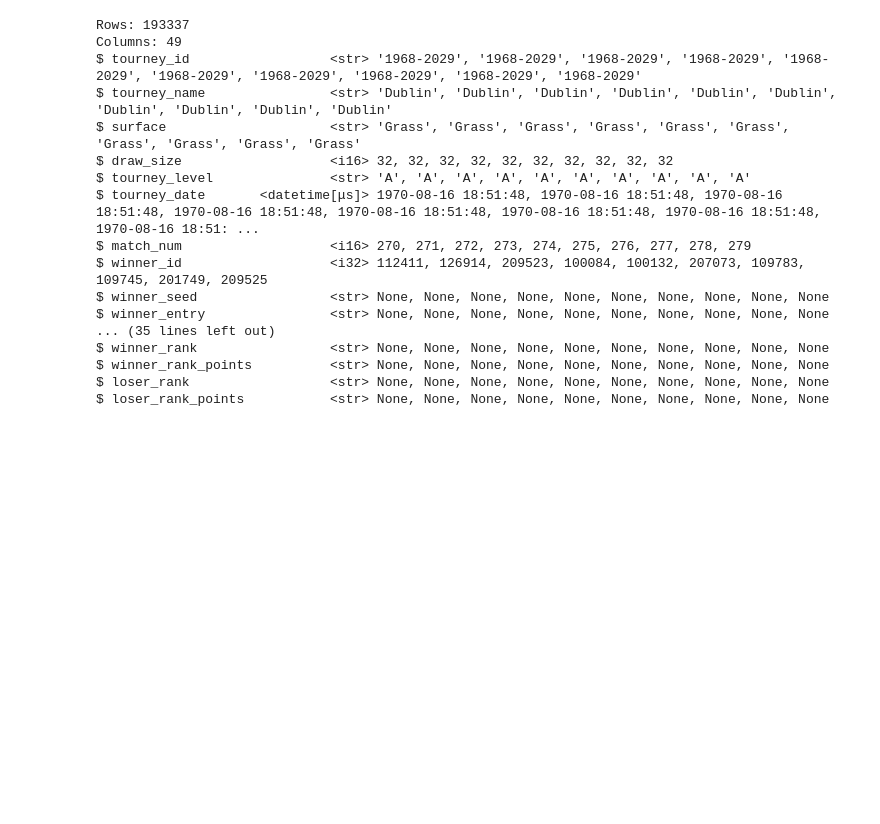
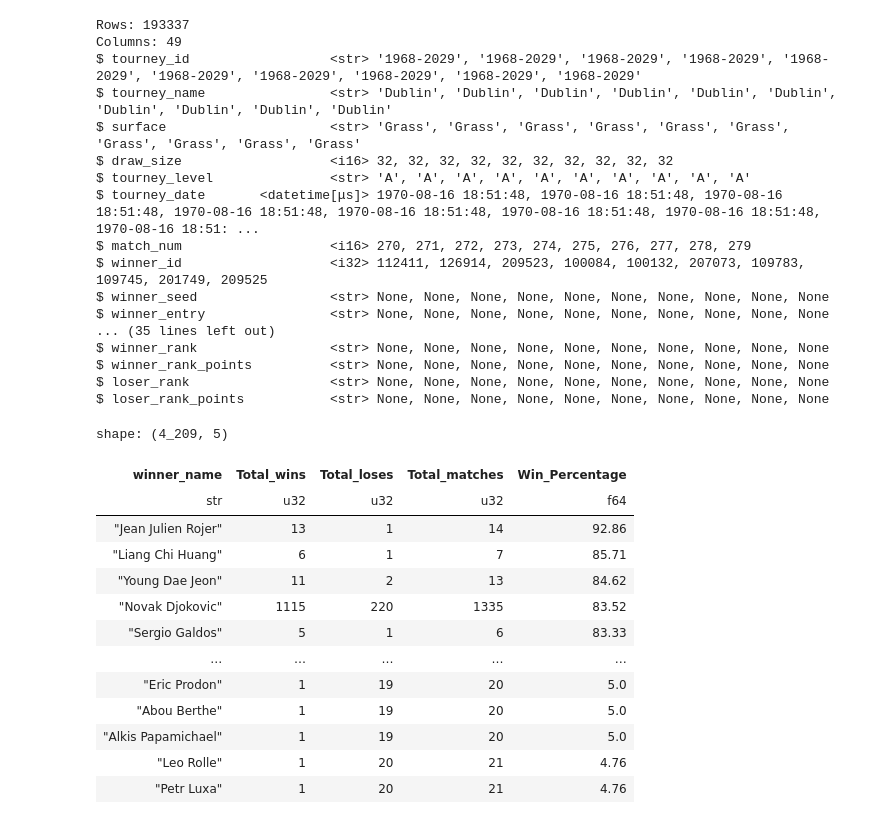
Before and after one commit to ZygimantasB/polars_library, a Jupyter notebook: kaggle/atp_matches_tennis.ipynb, the cells around one changed output. Cells and saved outputs as stored; diff of their text form; code cells hidden in the pictures; blank space fills up the shorter version.

```diff
--- a/kaggle/atp_matches_tennis.ipynb
+++ b/kaggle/atp_matches_tennis.ipynb
@@ -906,3 +906,42 @@ $ loser_rank                  <str> None, None, None, None, None, None, None, No
 $ loser_rank_points           <str> None, None, None, None, None, None, None, None, None, None
 # %%
 # df.select(pl.all().approx_n_unique())
+# %%
+total_wins = df.select(
+    pl.col('winner_name'),
+).group_by(
+    pl.col('winner_name'),
+).agg([
+    pl.col('winner_name').len().alias('Total_wins'),
+]).sort('Total_wins', descending=True)
+
+total_loses = df.select(
+    pl.col('loser_name')
+).group_by(
+    pl.col('loser_name')
+).agg([
+    pl.count('loser_name').alias('Total_loses'),
+]).sort('Total_loses', descending=True)
+# %%
+player_win_loss_stats = total_wins.join(total_loses, left_on='winner_name', right_on='loser_name').with_columns(
+    (pl.col('Total_wins') + pl.col('Total_loses')).alias('Total_matches')
+).with_columns(
+    (pl.col('Total_wins') / pl.col('Total_matches') * 100).round(2).alias('Win_Percentage')
+).sort('Win_Percentage', descending=True)
+
+player_win_loss_stats
+# %% [output]
+shape: (4_209, 5)
+| winner_name | Total_wins | Total_loses | Total_matches | Win_Percentage |
+| str | u32 | u32 | u32 | f64 |
+| "Jean Julien Rojer" | 13 | 1 | 14 | 92.86 |
+| "Liang Chi Huang" | 6 | 1 | 7 | 85.71 |
+| "Young Dae Jeon" | 11 | 2 | 13 | 84.62 |
+| "Novak Djokovic" | 1115 | 220 | 1335 | 83.52 |
+| "Sergio Galdos" | 5 | 1 | 6 | 83.33 |
+| … | … | … | … | … |
+| "Eric Prodon" | 1 | 19 | 20 | 5.0 |
+| "Abou Berthe" | 1 | 19 | 20 | 5.0 |
+| "Alkis Papamichael" | 1 | 19 | 20 | 5.0 |
+| "Leo Rolle" | 1 | 20 | 21 | 4.76 |
+| "Petr Luxa" | 1 | 20 | 21 | 4.76 |
```
